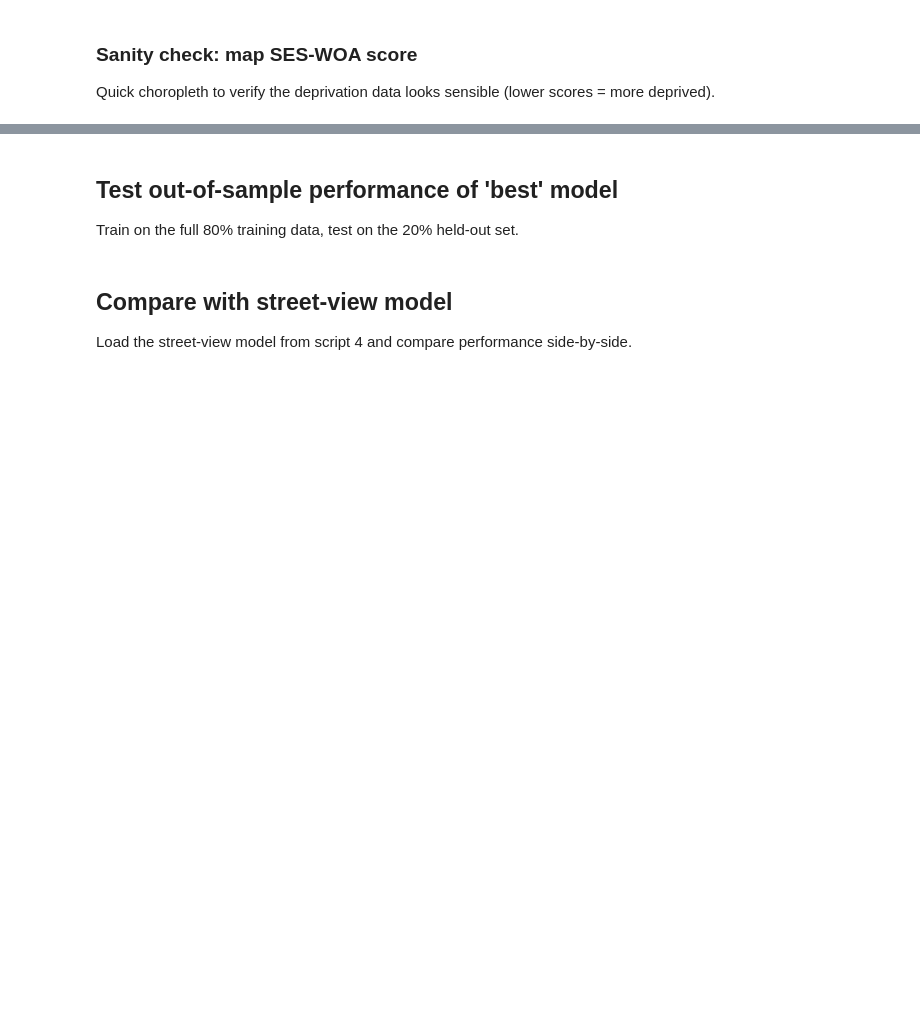
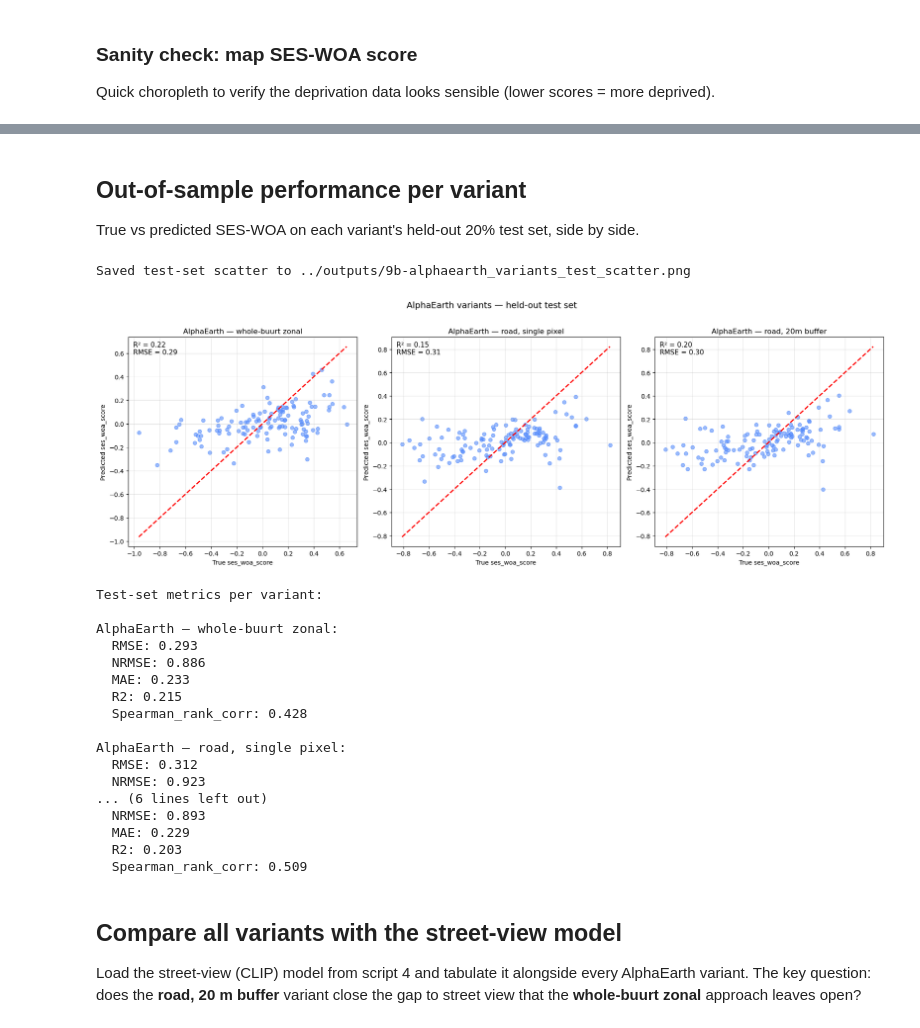
Before and after one commit to nickmalleson/StreetViewDeprivation-Amsterdam, a Jupyter notebook: notebooks/9b-RunModelWithAlphaEarthEmbeddings.ipynb, the cells around one changed output, grey strips where cells are left out. Drawn from its saved outputs; the diff is of its cells as text; code cells hidden in the pictures; blank space fills up the shorter version.

Commit message:
re-ran notebooks. seemed fine. also added road-based samplling for alpha-earth to make a fairer comparison with SVI sampling

```diff
--- a/notebooks/9b-RunModelWithAlphaEarthEmbeddings.ipynb
+++ b/notebooks/9b-RunModelWithAlphaEarthEmbeddings.ipynb
@@ -245,25 +322,61 @@ print(f"Saved model to {model_path}")
 # %% [markdown]
-## Test out-of-sample performance of 'best' model
+## Out-of-sample performance per variant
 
-Train on the full 80% training data, test on the 20% held-out set.
+True vs predicted SES-WOA on each variant's held-out 20% test set, side by side.
 # %%
-# Predict on held-out test data
-y_pred_test = best_model.predict(X_test)
+# Test-set true vs predicted for every variant, side by side.
+n = len(results)
+fig, axes = plt.subplots(1, n, figsize=(6 * n, 6), squeeze=False)
 
-# Evaluate using the function defined above
-test_metrics = evaluate_model(
-    y_pred=y_pred_test,
-    y_true=y_test,
-    column=var_to_predict,
-    plot=True)
+for ax, (label, r) in zip(axes[0], results.items()):
+    m = r['test_metrics']
+    ax.scatter(r['y_test'], r['y_pred_test'], alpha=0.6)
+    lo, hi = min(r['y_test']), max(r['y_test'])
+    ax.plot([lo, hi], [lo, hi], 'r--', lw=2)
+    ax.set_xlabel(f"True {var_to_predict}")
+    ax.set_ylabel(f"Predicted {var_to_predict}")
+    ax.set_title(label, fontsize=12)
+    ax.text(0.02, 0.98, f"R² = {m['R2']:.2f}\nRMSE = {m['RMSE']:.2f}",
+            transform=ax.transAxes, va='top', ha='left', fontsize=11)
+    ax.grid(True)
 
-print("Test set metrics (AlphaEarth):")
-print(f"  raw-score R² (PRIMARY): {test_metrics['R2']:.3f}")
-for k, v in test_metrics.items():
-    if k != 'R2':
+fig.suptitle("AlphaEarth variants — held-out test set", fontsize=14, y=1.02)
+plt.tight_layout()
+
+output_path = os.path.join(outputs_dir, "9b-alphaearth_variants_test_scatter.png")
+plt.savefig(output_path, bbox_inches="tight")
+print(f"Saved test-set scatter to {output_path}")
+plt.show()
+
+print("\nTest-set metrics per variant:")
+for label, r in results.items():
+    print(f"\n{label}:")
+    for k, v in r['test_metrics'].items():
         print(f"  {k}: {v:.3f}")
+# %% [output]
+Saved test-set scatter to ../outputs/9b-alphaearth_variants_test_scatter.png
+[figure, added]
+Test-set metrics per variant:
+
+AlphaEarth — whole-buurt zonal:
+  RMSE: 0.293
+  NRMSE: 0.886
+  MAE: 0.233
+  R2: 0.215
+  Spearman_rank_corr: 0.428
+
+AlphaEarth — road, single pixel:
+  RMSE: 0.312
+  NRMSE: 0.923
+... (6 lines left out)
+  NRMSE: 0.893
+  MAE: 0.229
+  R2: 0.203
+  Spearman_rank_corr: 0.509
 # %% [markdown]
-## Compare with street-view model
+## Compare all variants with the street-view model
 
-Load the street-view model from script 4 and compare performance side-by-side.
+Load the street-view (CLIP) model from script 4 and tabulate it alongside every AlphaEarth
+variant. The key question: does the **road, 20 m buffer** variant close the gap to street
+view that the **whole-buurt zonal** approach leaves open?
 # %%
```
Also changed, not shown: parts of 14 cells of this notebook, 7 other files.
